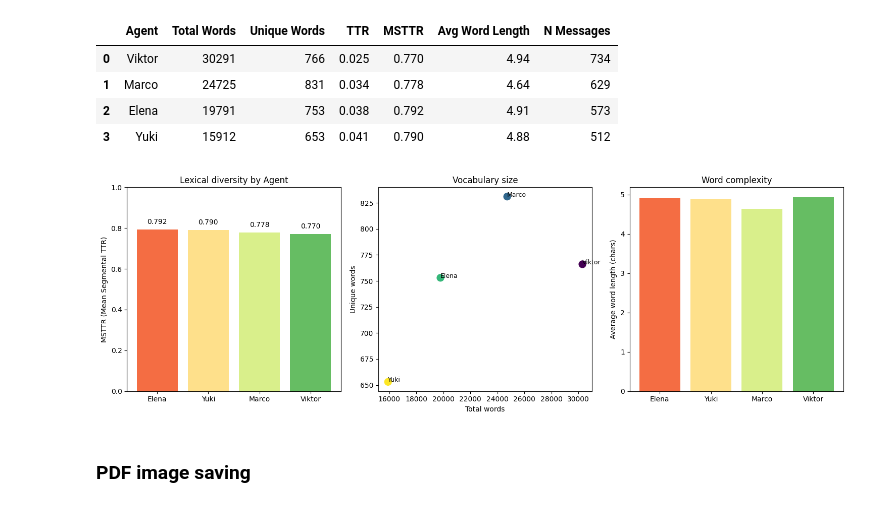
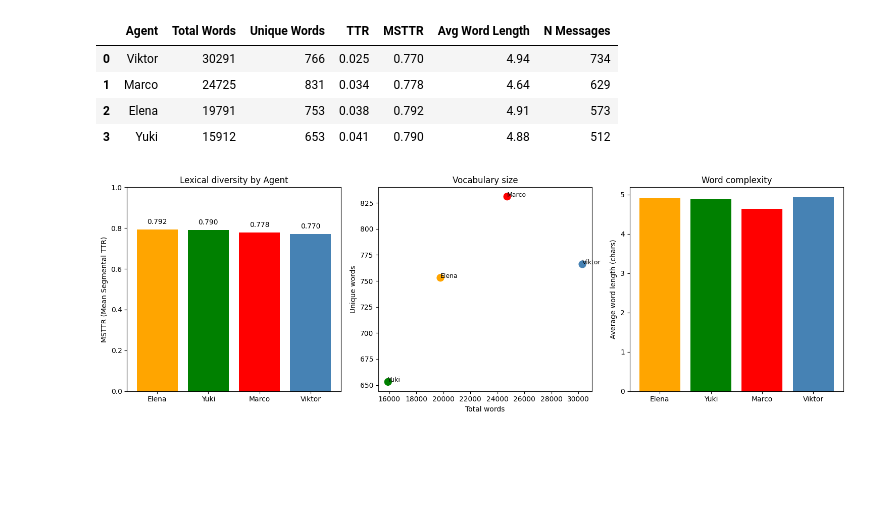
Before and after one commit to yasemitee/negotiation-arena, a Jupyter notebook: notebooks/heist_experiment_analysis.ipynb, the cells around one changed output. Drawn from its saved outputs; the diff is of its cells as text; code cells hidden in the pictures; blank space fills up the shorter version.

```diff
--- a/notebooks/heist_experiment_analysis.ipynb
+++ b/notebooks/heist_experiment_analysis.ipynb
@@ -563,8 +611,8 @@ TF-IDF (Term Frequency - Inverse Document Frequency) identifies words that are *
 # %%
 CUSTOM_STOP_WORDS = {
     "viktor", "marco", "elena", "yuki",
-    "mastermind", "executor", "financier", "support", "logistics",
-    "proposal", "propose", "proposed", "proposing",
+    "mastermind", "executor", "financier", "support",
+    "proposal",
     "share", "shares", "percent", "percentage",
     "allocation", "allocate", "allocated",
     "agree", "agreed", "agreement", "disagree",
@@ -573,7 +621,6 @@ CUSTOM_STOP_WORDS = {
     "think", "believe", "suggest", "feel", "want", "need",
     "would", "could", "should", "will", "let", "get", "got",
     "say", "said", "know", "make", "take", "give", "gave",
-    "one", "two", "three", "four", "five", "ten", "twenty", "thirty", "forty", "fifty",
 }
 
 def extract_tfidf_signatures(df: pd.DataFrame, top_n: int = 15,
@@ -674,7 +721,7 @@ if len(turns_df) > 0 and tfidf_signatures:
     heatmap_df = pd.DataFrame(heatmap_data).set_index("agent")
 
     fig, ax = plt.subplots(figsize=(14, 6))
-    sns.heatmap(heatmap_df, annot=True, fmt=".2f", cmap="YlOrRd", ax=ax,
+    sns.heatmap(heatmap_df, annot=True, fmt=".2f", cmap=COLOR_PALETTE['heatmap_seq'], ax=ax,
                 linewidths=0.5, cbar_kws={"label": "TF-IDF Score"})
     ax.set_title("TF-IDF distinctive terms by agent", fontsize=14)
     ax.set_xlabel("Terms")
@@ -769,7 +816,7 @@ else:
 if len(convergence_df) > 0:
     fig, axes = plt.subplots(1, 2, figsize=(14, 5))
 
-    for agreed, label, color in [(True, "Agreement", "green"), (False, "No Agreement", "red")]:
+    for agreed, label, color in [(True, "Agreement", COLOR_PALETTE['agreement']), (False, "No Agreement", COLOR_PALETTE['disagreement'])]:
         subset = convergence_df[convergence_df["agreed"] == agreed]
         if len(subset) > 0:
             by_round = subset.groupby("round")["avg_similarity"].agg(["mean", "std"]).reset_index()
@@ -784,12 +831,12 @@ if len(convergence_df) > 0:
     axes[0].set_title("Semantic convergence over negotiation rounds")
     axes[0].legend()
     axes[0].set_ylim(0, 1)
-    axes[0].axhline(y=0.5, color='gray', linestyle='--', alpha=0.5, label='Baseline')
+    axes[0].axhline(y=0.5, color=COLOR_PALETTE['baseline'], linestyle='--', alpha=0.5, label='Baseline')
 
     final_rounds = convergence_df.groupby("run_id").apply(lambda x: x[x["round"] == x["round"].max()]).reset_index(drop=True)
 
     if len(final_rounds) > 0:
-        sns.boxplot(data=final_rounds, x="agreed", y="avg_similarity", ax=axes[1], palette=["red", "green"])
+        sns.boxplot(data=final_rounds, x="agreed", y="avg_similarity", ax=axes[1], palette=get_outcome_colors())
         axes[1].set_xticklabels(["Failed", "Succeeded"])
         axes[1].set_xlabel("Negotiation outcome")
         axes[1].set_ylabel("Final round similarity")
@@ -870,13 +917,15 @@ if "compound" in turns_with_sentiment.columns:
     if len(valid_sentiment) > 0:
         fig, axes = plt.subplots(1, 2, figsize=(16, 5))
 
-        sns.boxplot(data=valid_sentiment, x="agent", y="compound", ax=axes[0], palette="RdYlGn")
-        axes[0].axhline(y=0, color="black", linestyle="--", alpha=0.5)
+        agent_order = ["Viktor", "Marco", "Elena", "Yuki"]
+        sns.boxplot(data=valid_sentiment, x="agent", y="compound", ax=axes[0],
+                   order=agent_order, palette=get_agent_colors(agent_order))
+        axes[0].axhline(y=0, color=COLOR_PALETTE['neutral'], linestyle="--", alpha=0.5)
         axes[0].set_title("Sentiment distribution by agent")
         axes[0].set_ylabel("Compound sentiment")
         axes[0].set_xlabel("Agent")
 
-        for agreed, label, color in [(True, "Agreement", "green"), (False, "No Agreement", "red")]:
+        for agreed, label, color in [(True, "Agreement", COLOR_PALETTE['agreement']), (False, "No Agreement", COLOR_PALETTE['disagreement'])]:
             subset = valid_sentiment[valid_sentiment["agreed"] == agreed]
             if len(subset) > 0:
                 by_round = subset.groupby("round")["compound"].mean()
@@ -1001,37 +1053,39 @@ else:
 # %%
 if len(lexical_df) > 0:
     fig, axes = plt.subplots(1, 3, figsize=(15, 5))
     lexical_sorted = lexical_df.sort_values("MSTTR", ascending=False)
 
-    colors = sns.color_palette("RdYlGn", len(lexical_sorted))
-    bars = axes[0].bar(lexical_sorted["Agent"], lexical_sorted["MSTTR"], color=colors)
+    agent_colors = get_agent_colors(list(lexical_sorted["Agent"]))
+    bars = axes[0].bar(lexical_sorted["Agent"], lexical_sorted["MSTTR"], color=agent_colors)
     axes[0].set_ylabel("MSTTR (Mean Segmental TTR)")
     axes[0].set_title("Lexical diversity by Agent")
     axes[0].set_ylim(0, 1)
 
     for bar, val in zip(bars, lexical_sorted["MSTTR"]):
         if not np.isnan(val):
             axes[0].text(bar.get_x() + bar.get_width()/2, bar.get_height() + 0.02,
                         f"{val:.3f}", ha='center', va='bottom', fontsize=10)
 
-    axes[1].scatter(lexical_df["Total Words"], lexical_df["Unique Words"],
-                    s=100, c=range(len(lexical_df)), cmap="viridis")
+    agent_to_idx = {agent: i for i, agent in enumerate(['Viktor', 'Marco', 'Elena', 'Yuki'])}
+    colors = [agent_to_idx.get(row["Agent"], 0) for _, row in lexical_df.iterrows()]
+    scatter = axes[1].scatter(lexical_df["Total Words"], lexical_df["Unique Words"],
+                             s=100, c=colors, cmap=plt.cm.colors.ListedColormap(get_agent_colors()))
     for _, row in lexical_df.iterrows():
         axes[1].annotate(row["Agent"], (row["Total Words"], row["Unique Words"]),
                         fontsize=9, ha='left')
     axes[1].set_xlabel("Total words")
     axes[1].set_ylabel("Unique words")
     axes[1].set_title("Vocabulary size")
 
+    agent_colors = get_agent_colors(list(lexical_sorted["Agent"]))
     bars = axes[2].bar(lexical_sorted["Agent"], lexical_sorted["Avg Word Length"],
-                       color=colors)
+                       color=agent_colors)
     axes[2].set_ylabel("Average word length (chars)")
     axes[2].set_title("Word complexity")
 
+    save_figure(fig, "lexical_diversity_analysis")
+
     plt.tight_layout()
     plt.show()
-    save_figure(fig, "lexical_diversity_analysis")
 # %% [output]
-[figure, old version]
+[figure, new version]
-# %% [markdown]
-### PDF image saving
```
Also changed, not shown: parts of 12 cells of this notebook, 8 other files.
